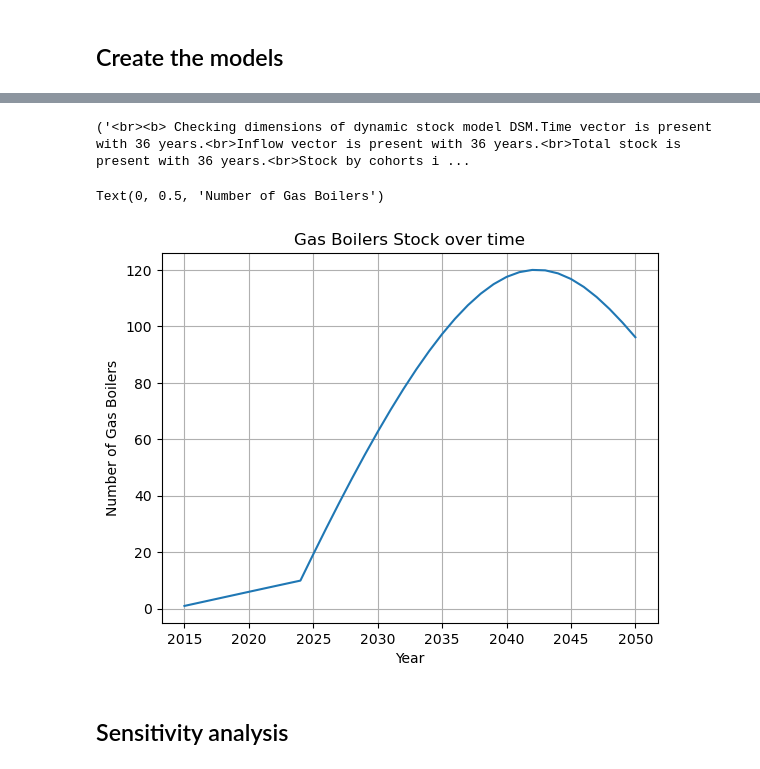
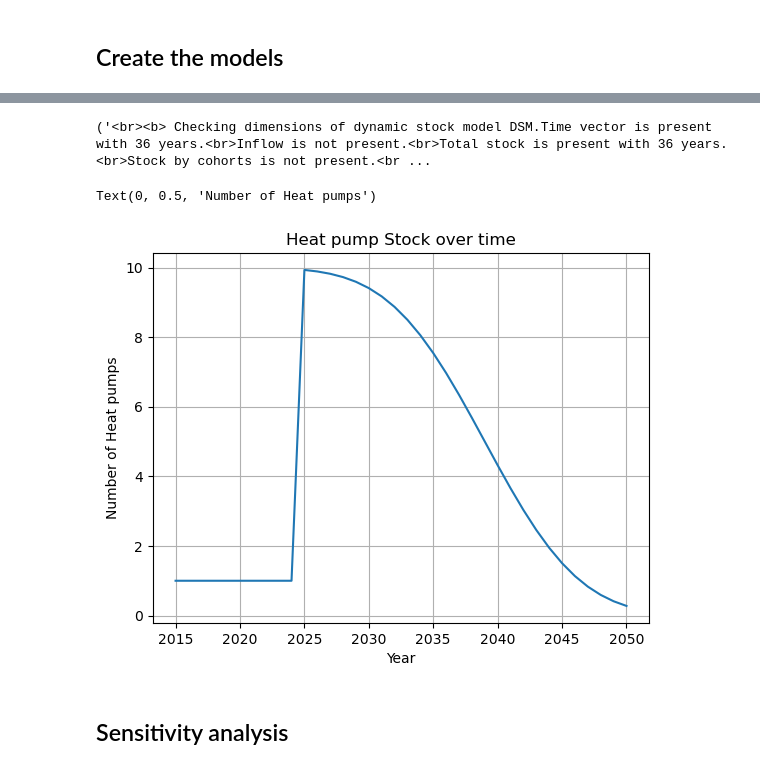
Before and after one commit to Margaux-Ccd/MFA_HeatPumps, a Jupyter notebook: Dynamic_MFA/Dynamic_HP.ipynb, the cells around one changed output, grey strips where cells are left out. Saved outputs shown, nothing was run; the diff lists cells and outputs as text; code cells hidden in the pictures.

Commit message:
Stock driven model for HP

```diff
--- a/Dynamic_MFA/Dynamic_HP.ipynb
+++ b/Dynamic_MFA/Dynamic_HP.ipynb
@@ -70,24 +70,27 @@ Text(0, 0.5, 'Number of Gas Boilers')
 # %%
-# Model for the heat pumps
-HP_sales = [1]*10+ GB_DSM.s.tolist()[10:]  # from 2015 to 2025 is the initialisation then 2025 to 2050 is the projection
+# Model for the heat pumps STOCK driven model
+HP_stock = [1]*10+ GB_DSM.s.tolist()[10:]  # from 2015 to 2025 is the initialisation then 2025 to 2050 is the projection
+
+# add new buildings
+
 HP_DSM = dsm.DynamicStockModel(t = Years,
-                               i =HP_sales, lt = {'Type': HP_pdf, 'Mean': lifetime_HP_2024, 'StdDev': std_HP* np.array(lifetime_HP_2024)},)
+                               s =HP_stock, lt = {'Type': HP_pdf, 'Mean': lifetime_HP_2024, 'StdDev': std_HP* np.array(lifetime_HP_2024)},)
 # %%
 # compute stock
 S_C1, O_C1= HP_DSM.compute_s_c_inflow_driven()
 
 S1=HP_DSM.compute_stock_total()
 check_HP=HP_DSM.dimension_check()
 # plot stock
 print(check_HP)
 plt.grid()
-plt.plot( HP_DSM.t,HP_DSM.s, label='Gas Boilers Stock')
+plt.plot( HP_DSM.t,HP_DSM.s, label='Heat pump Stock')
 plt.title('Heat pump Stock over time')
 plt.xlabel('Year')
 plt.ylabel('Number of Heat pumps')
 # %% [output]
-('<br><b> Checking dimensions of dynamic stock model DSM.Time vector is present with 36 years.<br>Inflow vector is present with 36 years.<br>Total stock is present with 36 years.<br>Stock by cohorts i ...
+('<br><b> Checking dimensions of dynamic stock model DSM.Time vector is present with 36 years.<br>Inflow is not present.<br>Total stock is present with 36 years.<br>Stock by cohorts is not present.<br ...
-Text(0, 0.5, 'Number of Gas Boilers')
+Text(0, 0.5, 'Number of Heat pumps')
-[figure, old version]
+[figure, new version]
 # %% [markdown]
 ## Sensitivity analysis
```
Also changed, not shown: parts of 1 cell of this notebook.
